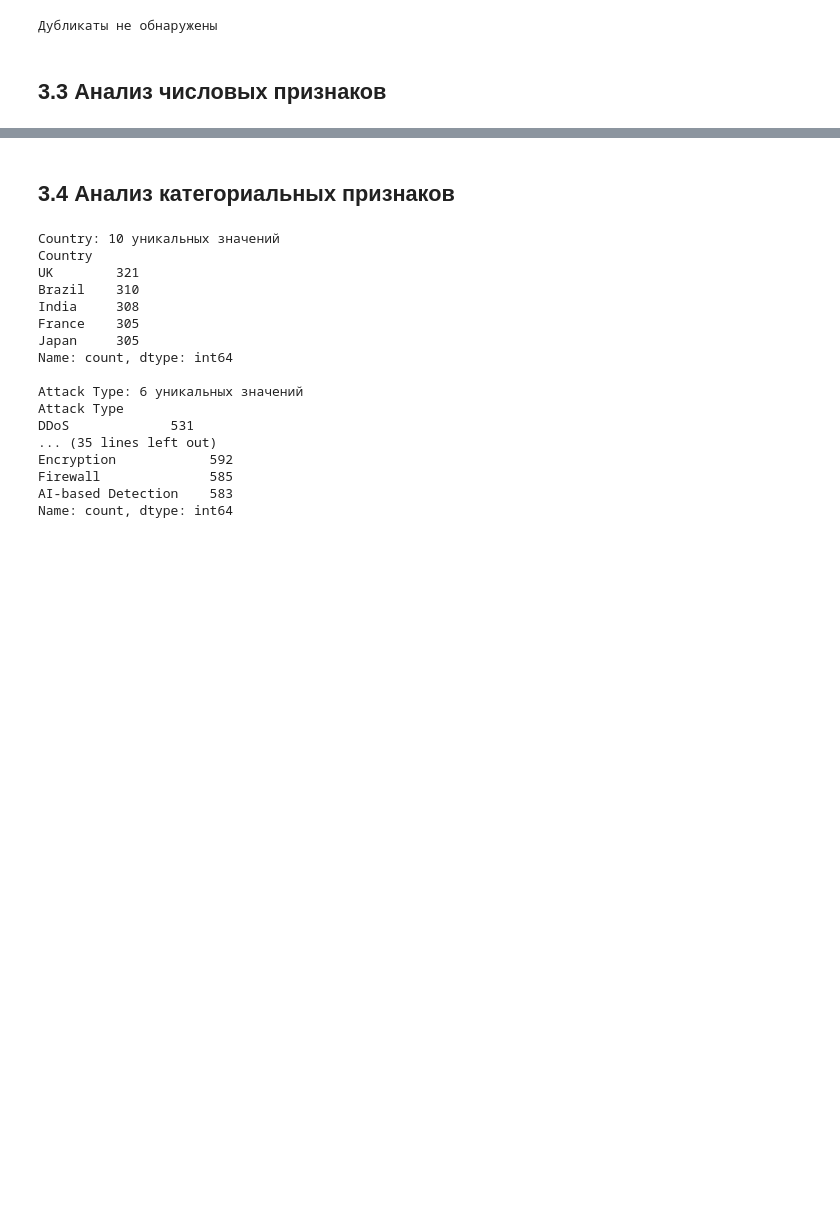
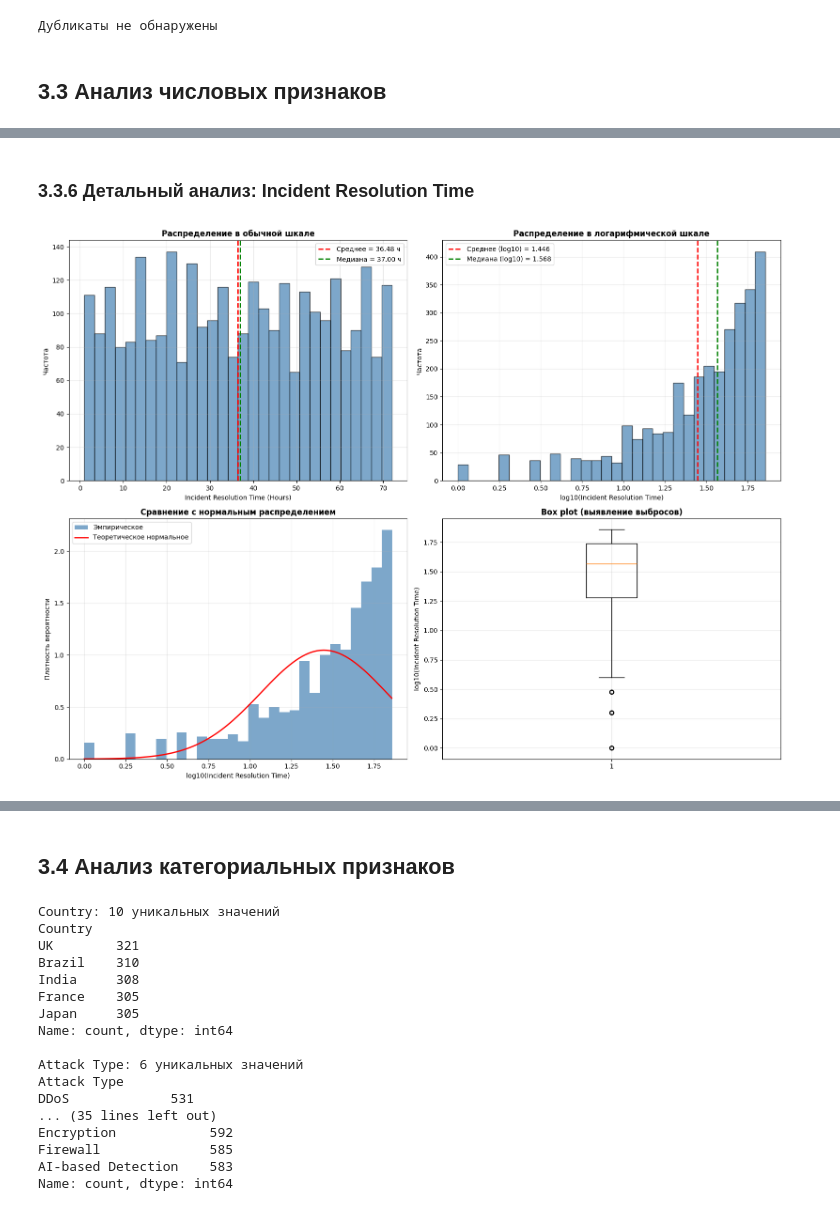
Before and after one commit to 2made1ra/ML_fall25, a Jupyter notebook: lab/first/first_organized.ipynb, the cells around one changed output, grey strips where cells are left out. Cells and saved outputs as stored; diff of their text form; code cells hidden in the pictures; blank space fills up the shorter version.

```diff
--- a/lab/first/first_organized.ipynb
+++ b/lab/first/first_organized.ipynb
@@ -131,0 +284,55 @@ plt.show()
+# %% [markdown]
+### 3.3.6 Детальный анализ: Incident Resolution Time
+# %%
+# Детальное сравнение для Incident Resolution Time
+fig, axes = plt.subplots(2, 2, figsize=(16, 12))
+
+col = 'Incident Resolution Time (in Hours)'
+log_col = np.log10(df[col])
+
+# 1. Гистограмма обычная шкала
+axes[0, 0].hist(df[col], bins=30, edgecolor='black', alpha=0.7, color='steelblue')
+axes[0, 0].axvline(df[col].mean(), color='red', linestyle='--', linewidth=2,
+                   label=f'Среднее = {df[col].mean():.2f} ч')
+axes[0, 0].axvline(df[col].median(), color='green', linestyle='--', linewidth=2,
+                   label=f'Медиана = {df[col].median():.2f} ч')
+axes[0, 0].set_xlabel('Incident Resolution Time (Hours)')
+axes[0, 0].set_ylabel('Частота')
+axes[0, 0].set_title('Распределение в обычной шкале', fontweight='bold')
+axes[0, 0].legend()
+axes[0, 0].grid(True, alpha=0.3)
+
+# 2. Гистограмма логарифмическая шкала
+axes[0, 1].hist(log_col, bins=30, edgecolor='black', alpha=0.7, color='steelblue')
+axes[0, 1].axvline(log_col.mean(), color='red', linestyle='--', linewidth=2,
+                   label=f'Среднее (log10) = {log_col.mean():.3f}')
+axes[0, 1].axvline(log_col.median(), color='green', linestyle='--', linewidth=2,
+                   label=f'Медиана (log10) = {log_col.median():.3f}')
+axes[0, 1].set_xlabel('log10(Incident Resolution Time)')
+axes[0, 1].set_ylabel('Частота')
+axes[0, 1].set_title('Распределение в логарифмической шкале', fontweight='bold')
+axes[0, 1].legend()
+axes[0, 1].grid(True, alpha=0.3)
+
+# 3. QQ-plot логарифмической шкалы
+mu = log_col.mean()
+sigma = log_col.std()
+x = np.linspace(log_col.min(), log_col.max(), 100)
+axes[1, 0].hist(log_col, bins=30, density=True, alpha=0.7, color='steelblue', label='Эмпирическое')
+axes[1, 0].plot(x, stats.norm.pdf(x, mu, sigma), 'r-', linewidth=2, label='Теоретическое нормальное')
+axes[1, 0].set_xlabel('log10(Incident Resolution Time)')
+axes[1, 0].set_ylabel('Плотность вероятности')
+axes[1, 0].set_title('Сравнение с нормальным распределением', fontweight='bold')
+axes[1, 0].legend()
+axes[1, 0].grid(True, alpha=0.3)
+
+# 4. Box plot логарифмической шкалы
+axes[1, 1].boxplot(log_col, vert=True)
+axes[1, 1].set_ylabel('log10(Incident Resolution Time)')
+axes[1, 1].set_title('Box plot (выявление выбросов)', fontweight='bold')
+axes[1, 1].grid(True, alpha=0.3)
+
+plt.tight_layout()
+plt.show()
+# %% [output]
+[figure, added]
```
Also changed, not shown: parts of 30 cells of this notebook.
